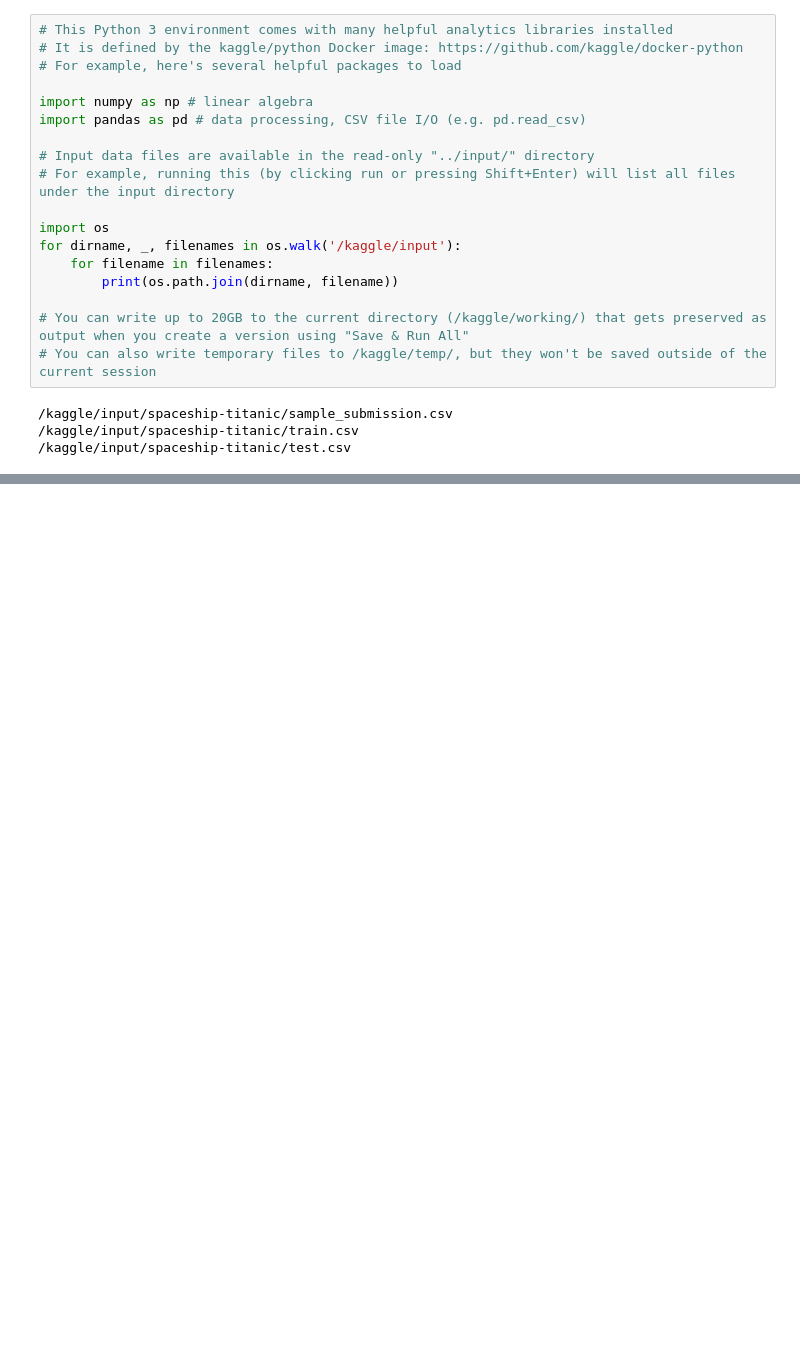
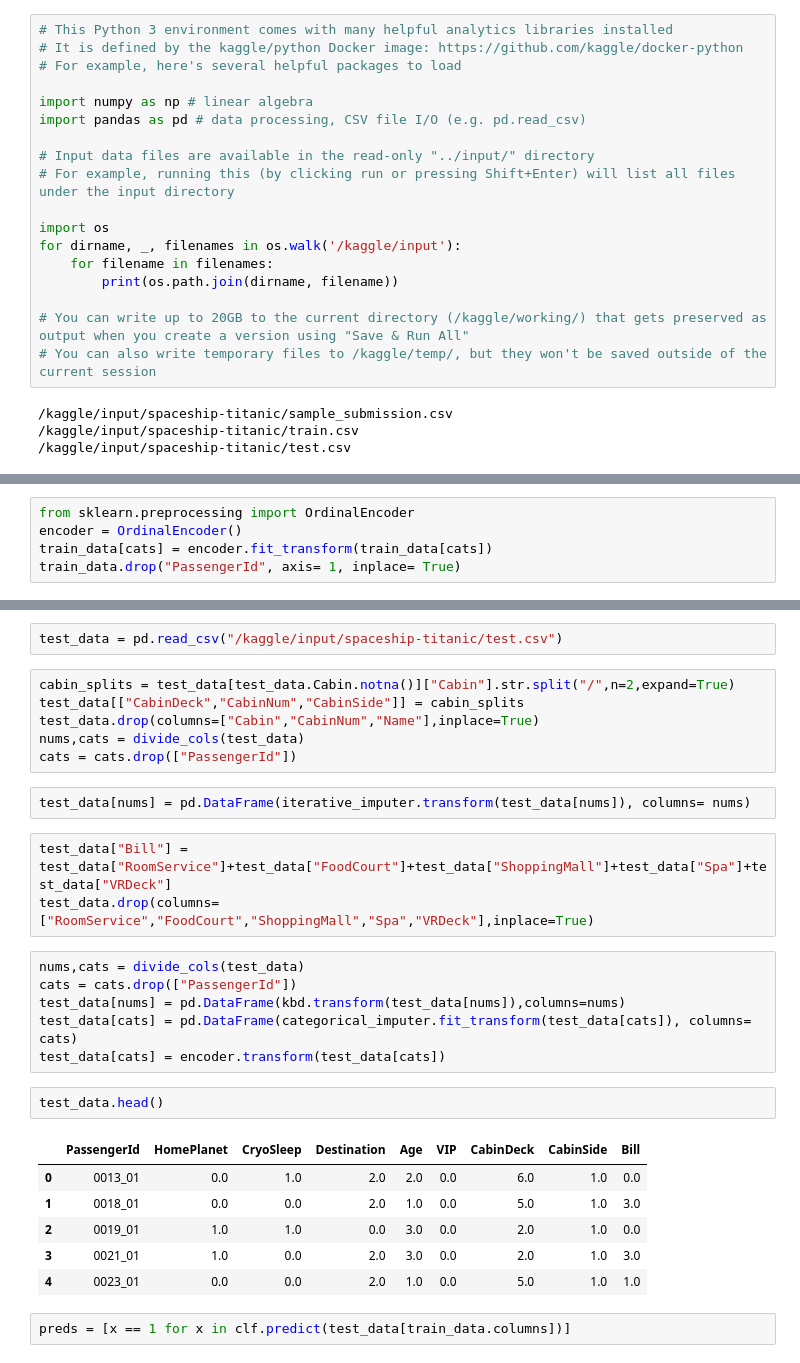
Before and after one commit to bhagath-m/ai_and_ml_kaggle_work, a Jupyter notebook: space-titanic.ipynb, the cells around one changed output, grey strips where cells are left out. Cells and saved outputs as stored; diff of their text form; blank space fills up the shorter version.

Commit message:
Kaggle Notebook | space titanic | Version 6 | XGB

```diff
--- a/space-titanic.ipynb
+++ b/space-titanic.ipynb
@@ -82,0 +67,5 @@ print(model.score(X_train,y))
+# %%
+from sklearn.preprocessing import OrdinalEncoder
+encoder = OrdinalEncoder()
+train_data[cats] = encoder.fit_transform(train_data[cats])
+train_data.drop("PassengerId", axis= 1, inplace= True)
@@ -82,0 +116,30 @@ print(model.score(X_train,y))
+# %%
+test_data = pd.read_csv("/kaggle/input/spaceship-titanic/test.csv")
+# %%
+cabin_splits = test_data[test_data.Cabin.notna()]["Cabin"].str.split("/",n=2,expand=True)
+test_data[["CabinDeck","CabinNum","CabinSide"]] = cabin_splits
+test_data.drop(columns=["Cabin","CabinNum","Name"],inplace=True)
+nums,cats = divide_cols(test_data)
+cats = cats.drop(["PassengerId"])
+# %%
+test_data[nums] = pd.DataFrame(iterative_imputer.transform(test_data[nums]), columns= nums)
+# %%
+test_data["Bill"] = test_data["RoomService"]+test_data["FoodCourt"]+test_data["ShoppingMall"]+test_data["Spa"]+test_data["VRDeck"]
+test_data.drop(columns=["RoomService","FoodCourt","ShoppingMall","Spa","VRDeck"],inplace=True)
+# %%
+nums,cats = divide_cols(test_data)
+cats = cats.drop(["PassengerId"])
+test_data[nums] = pd.DataFrame(kbd.transform(test_data[nums]),columns=nums)
+test_data[cats] = pd.DataFrame(categorical_imputer.fit_transform(test_data[cats]), columns= cats)
+test_data[cats] = encoder.transform(test_data[cats])
+# %%
+test_data.head()
+# %% [output]
+|  | PassengerId | HomePlanet | CryoSleep | Destination | Age | VIP | CabinDeck | CabinSide | Bill |
+| 0 | 0013_01 | 0.0 | 1.0 | 2.0 | 2.0 | 0.0 | 6.0 | 1.0 | 0.0 |
+| 1 | 0018_01 | 0.0 | 0.0 | 2.0 | 1.0 | 0.0 | 5.0 | 1.0 | 3.0 |
+| 2 | 0019_01 | 1.0 | 1.0 | 0.0 | 3.0 | 0.0 | 2.0 | 1.0 | 0.0 |
+| 3 | 0021_01 | 1.0 | 0.0 | 2.0 | 3.0 | 0.0 | 2.0 | 1.0 | 3.0 |
+| 4 | 0023_01 | 0.0 | 0.0 | 2.0 | 1.0 | 0.0 | 5.0 | 1.0 | 1.0 |
+# %%
+preds = [x == 1 for x in clf.predict(test_data[train_data.columns])]
```
Also changed, not shown: parts of 19 cells of this notebook.
